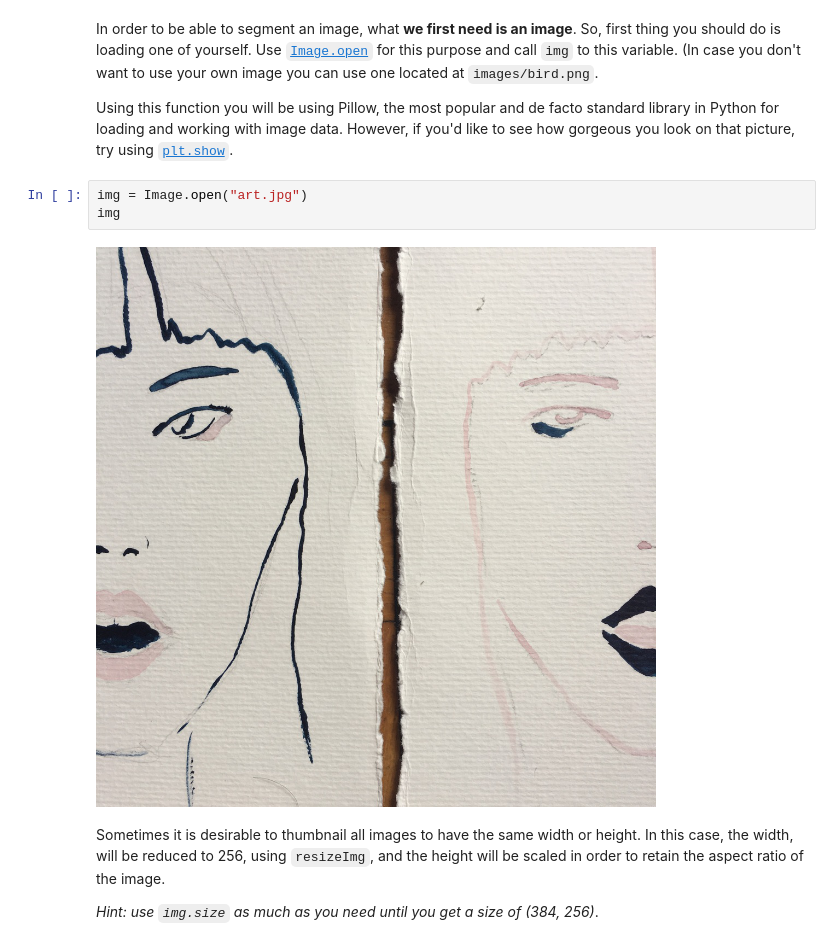
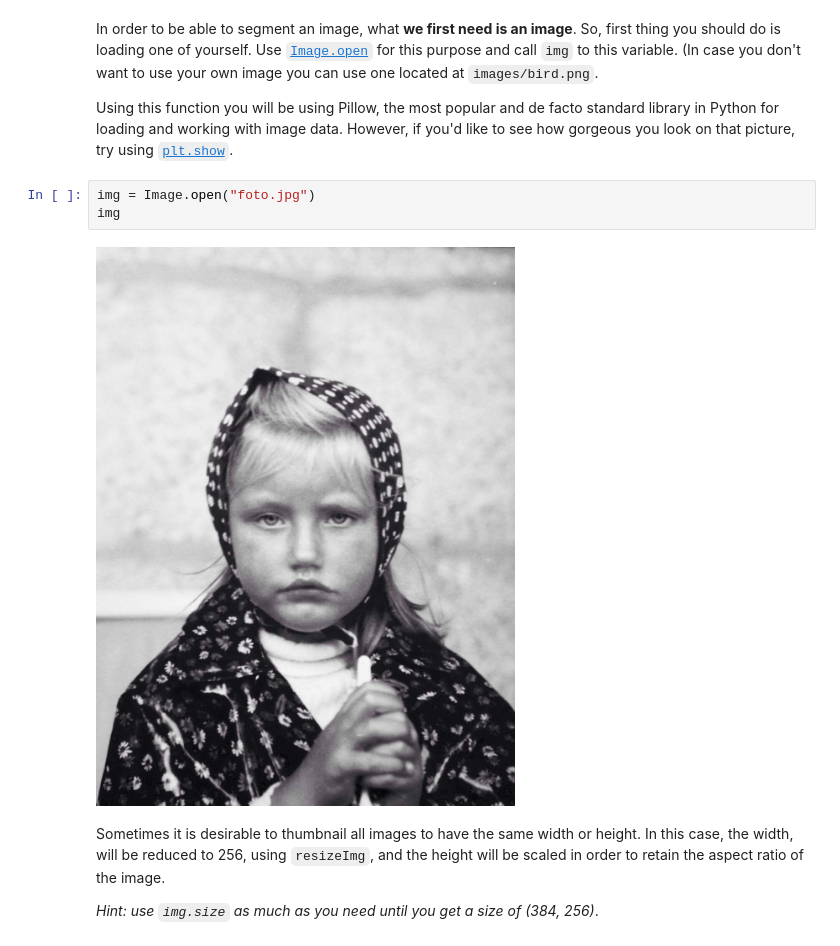
Before and after one commit to adrianacoca/lab-image-segmentation, a Jupyter notebook: main.ipynb, the cells around one changed output. Cells and saved outputs as stored; diff of their text form.

```diff
--- a/main.ipynb
+++ b/main.ipynb
@@ -68,10 +63,10 @@ In order to be able to segment an image, what **we first need is an image**. So,
 
 Using this function you will be using Pillow, the most popular and de facto standard library in Python for loading and working with image data. However, if you'd like to see how gorgeous you look on that picture, try using [`plt.show`](https://matplotlib.org/api/_as_gen/matplotlib.pyplot.show.html).
 # %%
-img = Image.open("art.jpg")
+img = Image.open("foto.jpg")
 img
 # %% [output]
-[figure, old version]
+[figure, new version]
 # %% [markdown]
 Sometimes it is desirable to thumbnail all images to have the same width or height. In this case, the width, will be reduced to 256, using `resizeImg`, and the height will be scaled in order to retain the aspect ratio of the image.
 
```
Also changed, not shown: parts of 6 cells of this notebook, 2 other files.
